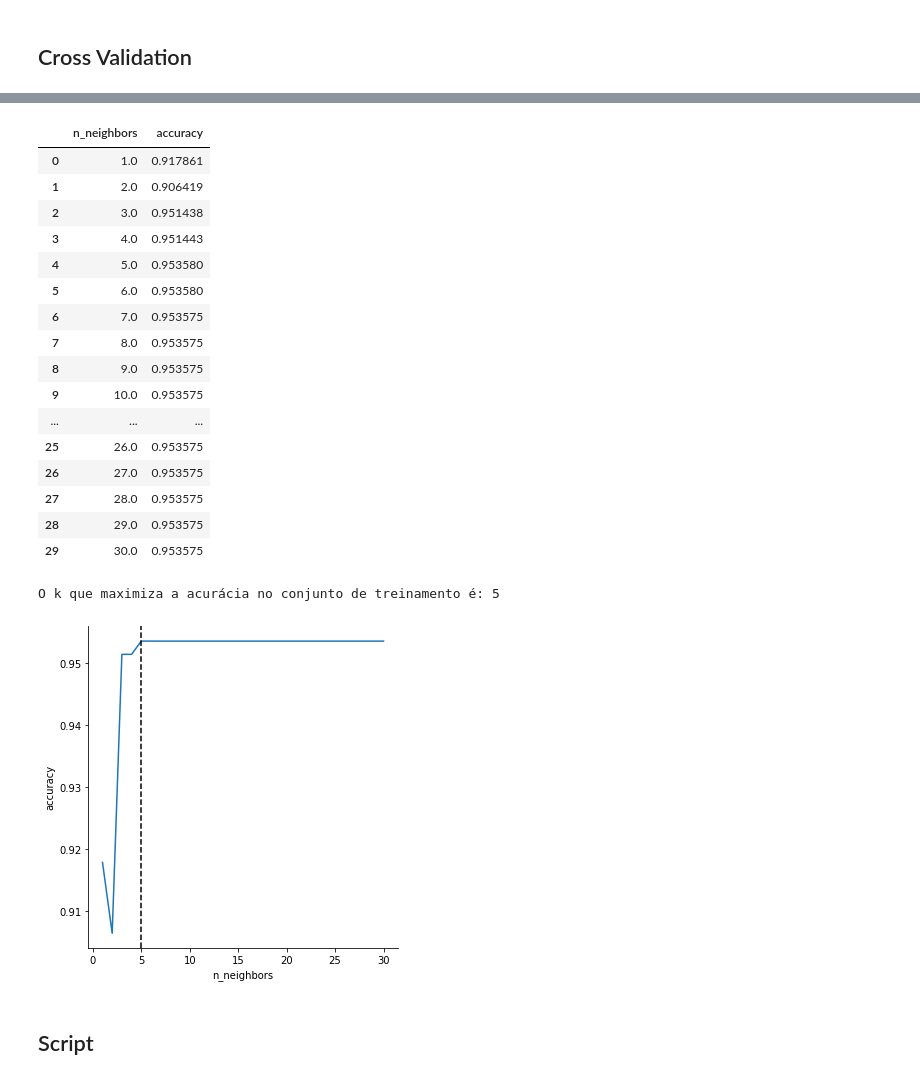
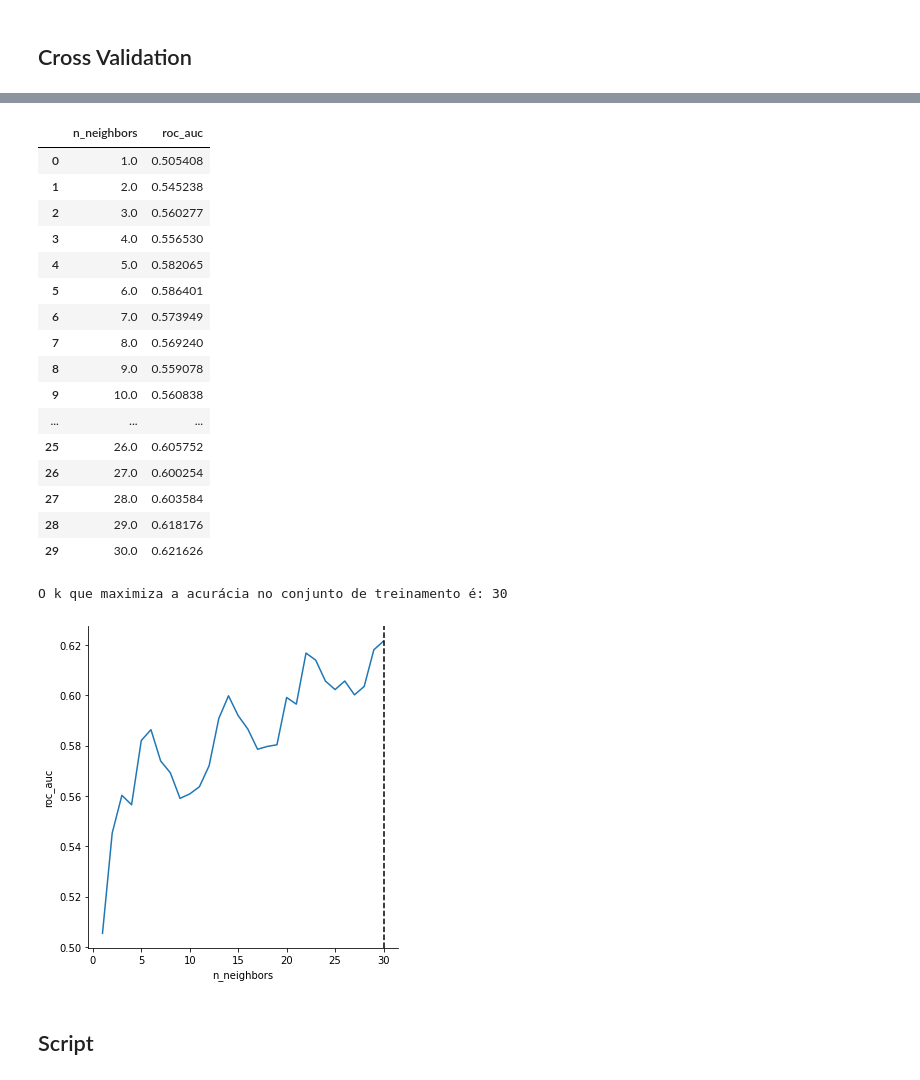
Before and after one commit to CristianoCoelhoSilva/Python, a Jupyter notebook: Script.ipynb, the cells around one changed output, grey strips where cells are left out. Saved outputs shown, nothing was run; the diff lists cells and outputs as text; code cells hidden in the pictures.

```diff
--- a/Script.ipynb
+++ b/Script.ipynb
@@ -36,8 +36,6 @@ from sklearn.tree import export_graphviz
 #Arquivo completo
 df = pd.read_csv(r"https://raw.githubusercontent.com/CristianoCoelhoSilva/Python/master/Python/covid_limit.csv")
 
-#Removendo as colunas
-df.drop(["GENERO","RACA","MES",'ESCOLARIDADE','ESTABELECIMENTO'], axis="columns", inplace=True)
 df.drop(["ENTUBADO"], axis="columns", inplace=True)
 # %%
 #df['IDADE'].corr(df['FEBRE'])
@@ -186,11 +174,12 @@ X_processed = encoder_imputer_scaled_transformer.fit_transform(X)
 # %%
 import seaborn
 import matplotlib.pyplot as plt
+from sklearn.metrics import roc_auc_score
 
 results_cross_validation = []
 for k in range(3, 51):
   for time in range(30):
     kf = KFold(n_splits=k, shuffle=True).split(X_processed)
-    #scores = cross_val_score(model, X_processed, y, cv=kf, scoring='accuracy')
-    scores = cross_val_score(model, X_processed, y, cv=kf, scoring='precision_macro')
+    scores = cross_val_score(model, X_processed, y, cv=kf, scoring='roc_auc')
+    #scores = cross_val_score(model, X_processed, y, cv=kf, scoring='precision_macro')
     results_cross_validation = results_cross_validation + [[k, time, np.mean(scores)]]
@@ -209,46 +194,46 @@ plt.show()
 # %%
-results = pd.DataFrame(columns=['n_neighbors', 'accuracy'])
+results = pd.DataFrame(columns=['n_neighbors', 'roc_auc'])
 
 for n_neighbors in range(1, 31):
   knn = KNeighborsClassifier(n_neighbors = n_neighbors)
-  scores = cross_val_score(knn, X_train_processed, y_train, cv=9, scoring='accuracy')
-  results = results.append({'n_neighbors' : n_neighbors, 'accuracy' : np.mean(scores)}, ignore_index = True)
+  scores = cross_val_score(knn, X_train_processed, y_train, cv=9, scoring='roc_auc')
+  results = results.append({'n_neighbors' : n_neighbors, 'roc_auc' : np.mean(scores)}, ignore_index = True)
 
 results
 # %% [output]
-|  | n_neighbors | accuracy |
-| 0 | 1.0 | 0.917861 |
-| 1 | 2.0 | 0.906419 |
-| 2 | 3.0 | 0.951438 |
-| 3 | 4.0 | 0.951443 |
-| 4 | 5.0 | 0.953580 |
-| 5 | 6.0 | 0.953580 |
-| 6 | 7.0 | 0.953575 |
-| 7 | 8.0 | 0.953575 |
-| 8 | 9.0 | 0.953575 |
-| 9 | 10.0 | 0.953575 |
+|  | n_neighbors | roc_auc |
+| 0 | 1.0 | 0.505408 |
+| 1 | 2.0 | 0.545238 |
+| 2 | 3.0 | 0.560277 |
+| 3 | 4.0 | 0.556530 |
+| 4 | 5.0 | 0.582065 |
+| 5 | 6.0 | 0.586401 |
+| 6 | 7.0 | 0.573949 |
+| 7 | 8.0 | 0.569240 |
+| 8 | 9.0 | 0.559078 |
+| 9 | 10.0 | 0.560838 |
 | ... | ... | ... |
-| 25 | 26.0 | 0.953575 |
-| 26 | 27.0 | 0.953575 |
-| 27 | 28.0 | 0.953575 |
-| 28 | 29.0 | 0.953575 |
-| 29 | 30.0 | 0.953575 |
+| 25 | 26.0 | 0.605752 |
+| 26 | 27.0 | 0.600254 |
+| 27 | 28.0 | 0.603584 |
+| 28 | 29.0 | 0.618176 |
+| 29 | 30.0 | 0.621626 |
 # %%
 import seaborn
 import matplotlib.pyplot as plt
 
-melhor_k = int(results[results.accuracy == results.accuracy.max()]['n_neighbors'].values[0])
+melhor_k = int(results[results.roc_auc == results.roc_auc.max()]['n_neighbors'].values[0])
 
 seaborn.relplot(data = results,
                 x = 'n_neighbors',
-                y = 'accuracy',
+                y = 'roc_auc',
                 kind = 'line')
 plt.axvline(x=melhor_k, color="black", linestyle= "--")
 
 print("O k que maximiza a acurácia no conjunto de treinamento é: {}".format(melhor_k))
 # %% [output]
-O k que maximiza a acurácia no conjunto de treinamento é: 5
+O k que maximiza a acurácia no conjunto de treinamento é: 30
-[figure, old version]
+[figure, new version]
 # %% [markdown]
 ## Script
 # %%
```
Also changed, not shown: parts of 15 cells of this notebook.
